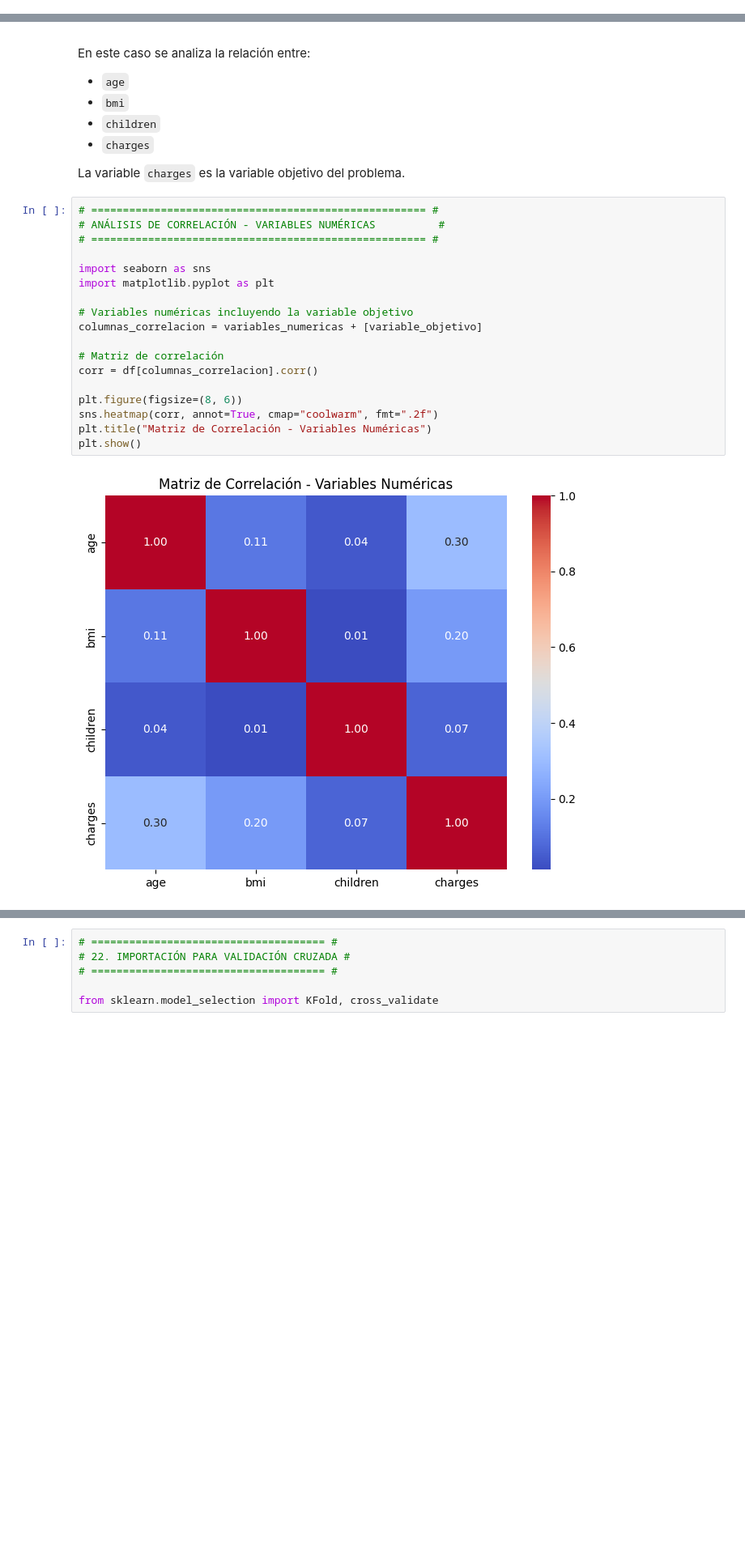
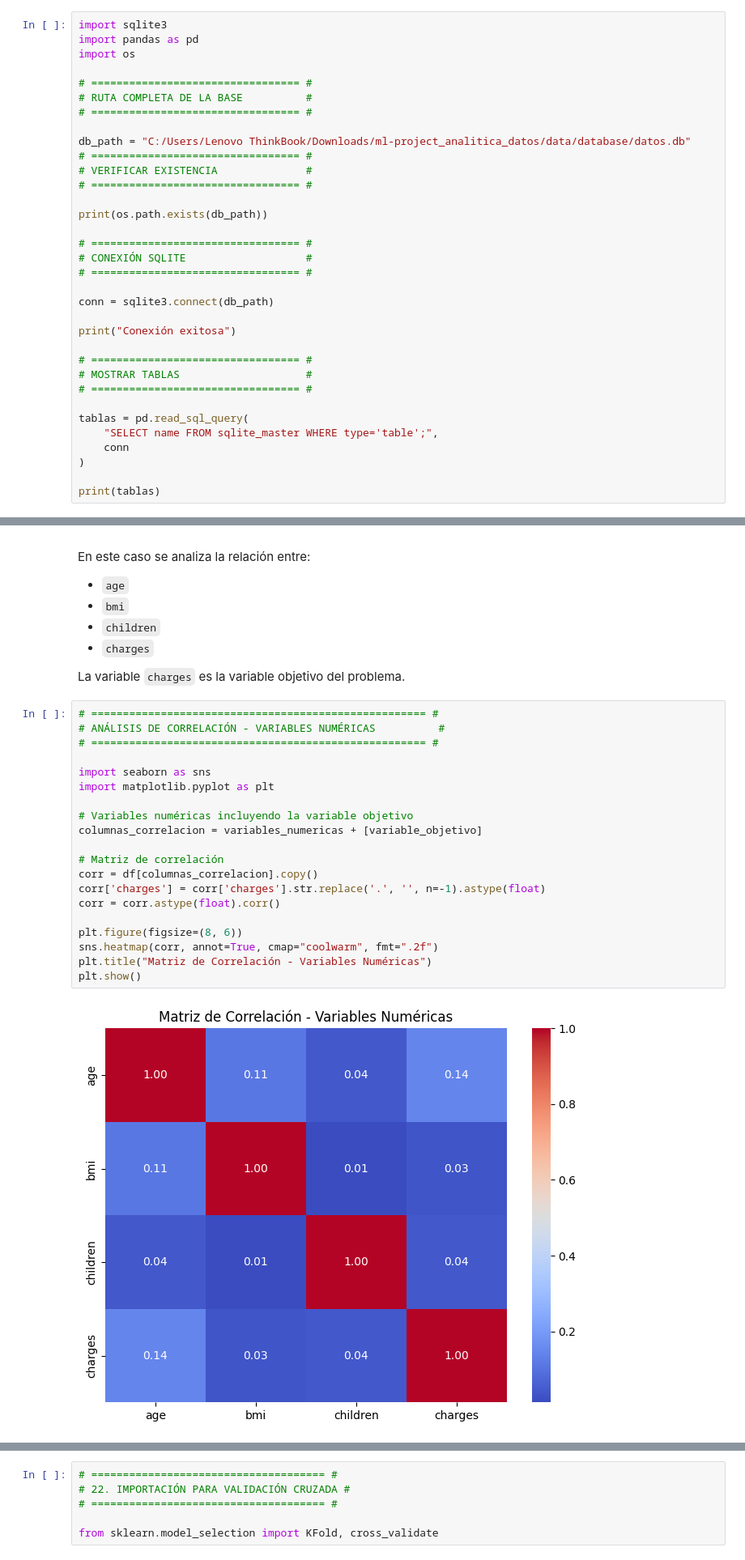
Before and after one commit to lauratoro1/ml-project_analitica_datos, a Jupyter notebook: notebooks/model_regresion.ipynb, the cells around one changed output, grey strips where cells are left out. Shown at 81% size. Cells and saved outputs as stored; diff of their text form; blank space fills up the shorter version.

```diff
--- a/notebooks/model_regresion.ipynb
+++ b/notebooks/model_regresion.ipynb
@@ -39,0 +21,34 @@ conn = sqlite3.connect(db_path)
+# %%
+import sqlite3
+import pandas as pd
+import os
+
+# ================================= #
+# RUTA COMPLETA DE LA BASE          #
+# ================================= #
+
+db_path = "C:/Users/Lenovo ThinkBook/Downloads/ml-project_analitica_datos/data/database/datos.db"
+# ================================= #
+# VERIFICAR EXISTENCIA              #
+# ================================= #
+
+print(os.path.exists(db_path))
+
+# ================================= #
+# CONEXIÓN SQLITE                   #
+# ================================= #
+
+conn = sqlite3.connect(db_path)
+
+print("Conexión exitosa")
+
+# ================================= #
+# MOSTRAR TABLAS                    #
+# ================================= #
+
+tablas = pd.read_sql_query(
+    "SELECT name FROM sqlite_master WHERE type='table';",
+    conn
+)
+
+print(tablas)
@@ -377,23 +399,25 @@ La variable `charges` es la variable objetivo del problema.
 # %%
 # ===================================================== #
 # ANÁLISIS DE CORRELACIÓN - VARIABLES NUMÉRICAS          #
 # ===================================================== #
 
 import seaborn as sns
 import matplotlib.pyplot as plt
 
 # Variables numéricas incluyendo la variable objetivo
 columnas_correlacion = variables_numericas + [variable_objetivo]
 
 # Matriz de correlación
-corr = df[columnas_correlacion].corr()
+corr = df[columnas_correlacion].copy()
+corr['charges'] = corr['charges'].str.replace('.', '', n=-1).astype(float)
+corr = corr.astype(float).corr()
 
 plt.figure(figsize=(8, 6))
 sns.heatmap(corr, annot=True, cmap="coolwarm", fmt=".2f")
 plt.title("Matriz de Correlación - Variables Numéricas")
 plt.show()
 # %% [output]
-[figure, old version]
+[figure, new version]
 # %%
 # ===================================================== #
 # CORRELACIÓN DE VARIABLES NUMÉRICAS CON CHARGES         #
```
Also changed, not shown: parts of 51 cells of this notebook.
